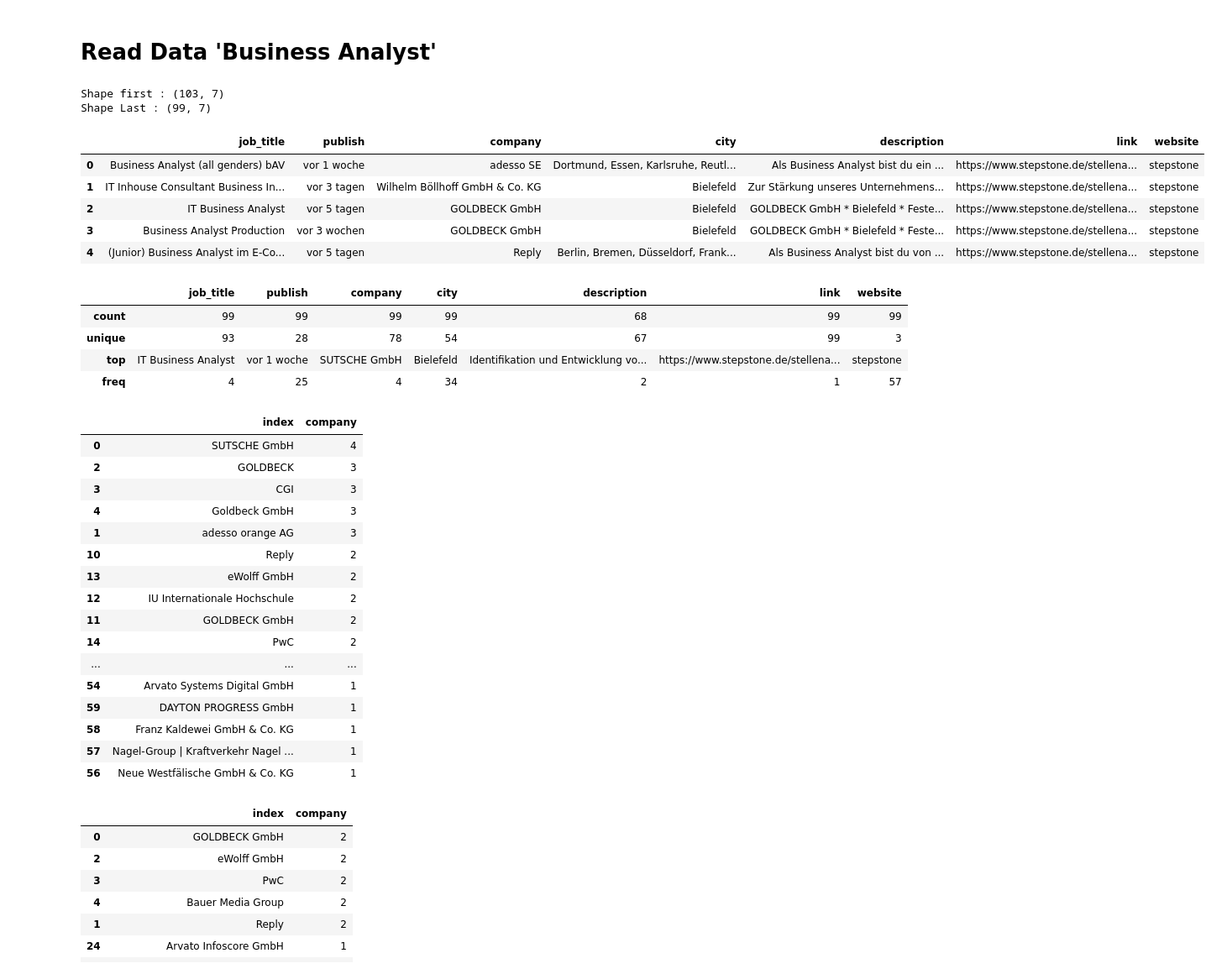
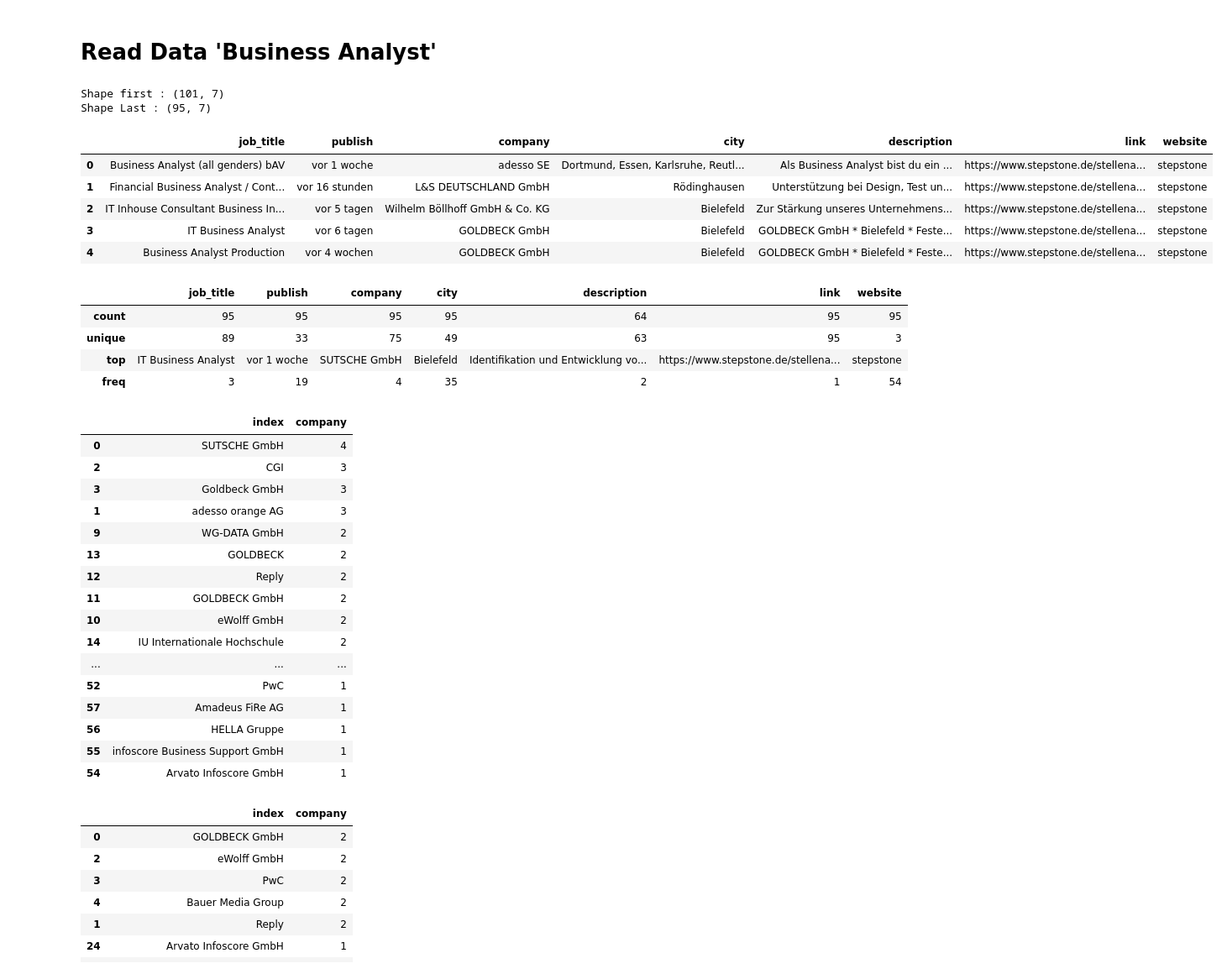
Before and after one commit to abdullahcayde/Portfolio_Projects, a Jupyter notebook: 02 - Web_Scraping_Job_Search/main_cleaning.ipynb, the cells around one changed output. Shown at 84% size. Cells and saved outputs as stored; diff of their text form; code cells hidden in the pictures.

```diff
--- a/02 - Web_Scraping_Job_Search/main_cleaning.ipynb
+++ b/02 - Web_Scraping_Job_Search/main_cleaning.ipynb
@@ -233,61 +268,64 @@ dff.job_title.value_counts().count()
 # Read Data 'Business Analyst'
 # %%
 pd.options.display.max_colwidth = 50
-df2 = pd.read_csv(f'{path}/Business-Analyst-2022-11-10.csv')
+job_name = 'Business Analyst'
+job_name2 = job_name.replace(' ', '-')
+time_ = datetime.today().strftime('%Y-%m-%d')
+df2 = pd.read_csv(f'{path}/{job_name2}-{time_}.csv')
 
 print(f'Shape first : {df2.shape}')
 
 df2.dropna(subset=['company'], inplace=True)
 
 df2.drop_duplicates(subset=['job_title', 'company', 'city'], inplace=True)
 print(f'Shape Last : {df2.shape}')
 
 # Recap 02
 # Fill NAN to no_info
 df2.publish = df2.publish.str.lower()
 df2.publish.fillna('no_info', inplace=True)
 
 df2.replace({'job_title' : {'\(m/w/d\)':'', '\(m/f/d\)':'', '\(w/m/x\)':'', '\(w/m/d\)':'', '\(f/m/x\)':'' }}, regex=True, inplace=True)
 
 df2.head()
 # %% [output]
-Shape first : (103, 7)
-Shape Last : (99, 7)
+Shape first : (101, 7)
+Shape Last : (95, 7)
 |  | job_title | publish | company | city | description | link | website |
 | 0 | Business Analyst (all genders) bAV | vor 1 woche | adesso SE | Dortmund, Essen, Karlsruhe, Reutl... | Als Business Analyst bist du ein ... | https://www.stepstone.de/stellena... | stepstone |
-| 1 | IT Inhouse Consultant Business In... | vor 3 tagen | Wilhelm Böllhoff GmbH & Co. KG | Bielefeld | Zur Stärkung unseres Unternehmens... | https://www.stepstone.de/stellena... | stepstone |
-| 2 | IT Business Analyst | vor 5 tagen | GOLDBECK GmbH | Bielefeld | GOLDBECK GmbH * Bielefeld * Feste... | https://www.stepstone.de/stellena... | stepstone |
-| 3 | Business Analyst Production | vor 3 wochen | GOLDBECK GmbH | Bielefeld | GOLDBECK GmbH * Bielefeld * Feste... | https://www.stepstone.de/stellena... | stepstone |
-| 4 | (Junior) Business Analyst im E-Co... | vor 5 tagen | Reply | Berlin, Bremen, Düsseldorf, Frank... | Als Business Analyst bist du von ... | https://www.stepstone.de/stellena... | stepstone |
+| 1 | Financial Business Analyst / Cont... | vor 16 stunden | L&S DEUTSCHLAND GmbH | Rödinghausen | Unterstützung bei Design, Test un... | https://www.stepstone.de/stellena... | stepstone |
+| 2 | IT Inhouse Consultant Business In... | vor 5 tagen | Wilhelm Böllhoff GmbH & Co. KG | Bielefeld | Zur Stärkung unseres Unternehmens... | https://www.stepstone.de/stellena... | stepstone |
+| 3 | IT Business Analyst | vor 6 tagen | GOLDBECK GmbH | Bielefeld | GOLDBECK GmbH * Bielefeld * Feste... | https://www.stepstone.de/stellena... | stepstone |
+| 4 | Business Analyst Production | vor 4 wochen | GOLDBECK GmbH | Bielefeld | GOLDBECK GmbH * Bielefeld * Feste... | https://www.stepstone.de/stellena... | stepstone |
 # %%
 df2.drop_duplicates(subset=['job_title', 'company', 'city'], inplace=True)
 df2.describe()
 # %% [output]
 |  | job_title | publish | company | city | description | link | website |
-| count | 99 | 99 | 99 | 99 | 68 | 99 | 99 |
-| unique | 93 | 28 | 78 | 54 | 67 | 99 | 3 |
+| count | 95 | 95 | 95 | 95 | 64 | 95 | 95 |
+| unique | 89 | 33 | 75 | 49 | 63 | 95 | 3 |
 | top | IT Business Analyst | vor 1 woche | SUTSCHE GmbH | Bielefeld | Identifikation und Entwicklung vo... | https://www.stepstone.de/stellena... | stepstone |
-| freq | 4 | 25 | 4 | 34 | 2 | 1 | 57 |
+| freq | 3 | 19 | 4 | 35 | 2 | 1 | 54 |
 # %%
 df2.company.value_counts().reset_index().sort_values('company', ascending=False).head(20)
 # %% [output]
 |  | index | company |
 | 0 | SUTSCHE GmbH | 4 |
-| 2 | GOLDBECK | 3 |
-| 3 | CGI | 3 |
-| 4 | Goldbeck GmbH | 3 |
+| 2 | CGI | 3 |
+| 3 | Goldbeck GmbH | 3 |
 | 1 | adesso orange AG | 3 |
-| 10 | Reply | 2 |
-| 13 | eWolff GmbH | 2 |
-| 12 | IU Internationale Hochschule | 2 |
+| 9 | WG-DATA GmbH | 2 |
+| 13 | GOLDBECK | 2 |
+| 12 | Reply | 2 |
 | 11 | GOLDBECK GmbH | 2 |
-| 14 | PwC | 2 |
+| 10 | eWolff GmbH | 2 |
+| 14 | IU Internationale Hochschule | 2 |
 | ... | ... | ... |
-| 54 | Arvato Systems Digital GmbH | 1 |
-| 59 | DAYTON PROGRESS GmbH | 1 |
-| 58 | Franz Kaldewei GmbH & Co. KG | 1 |
-| 57 | Nagel-Group | Kraftverkehr Nagel ... | 1 |
-| 56 | Neue Westfälische GmbH & Co. KG | 1 |
+| 52 | PwC | 1 |
+| 57 | Amadeus FiRe AG | 1 |
+| 56 | HELLA Gruppe | 1 |
+| 55 | infoscore Business Support GmbH | 1 |
+| 54 | Arvato Infoscore GmbH | 1 |
 # %%
 df2.loc[df.job_title.str.contains('Data|Business|Intelligence')].company.value_counts().reset_index().sort_values('company', ascending=False).head(10)
 # %% [output]
```
Also changed, not shown: parts of 10 cells of this notebook, 4 other files.
